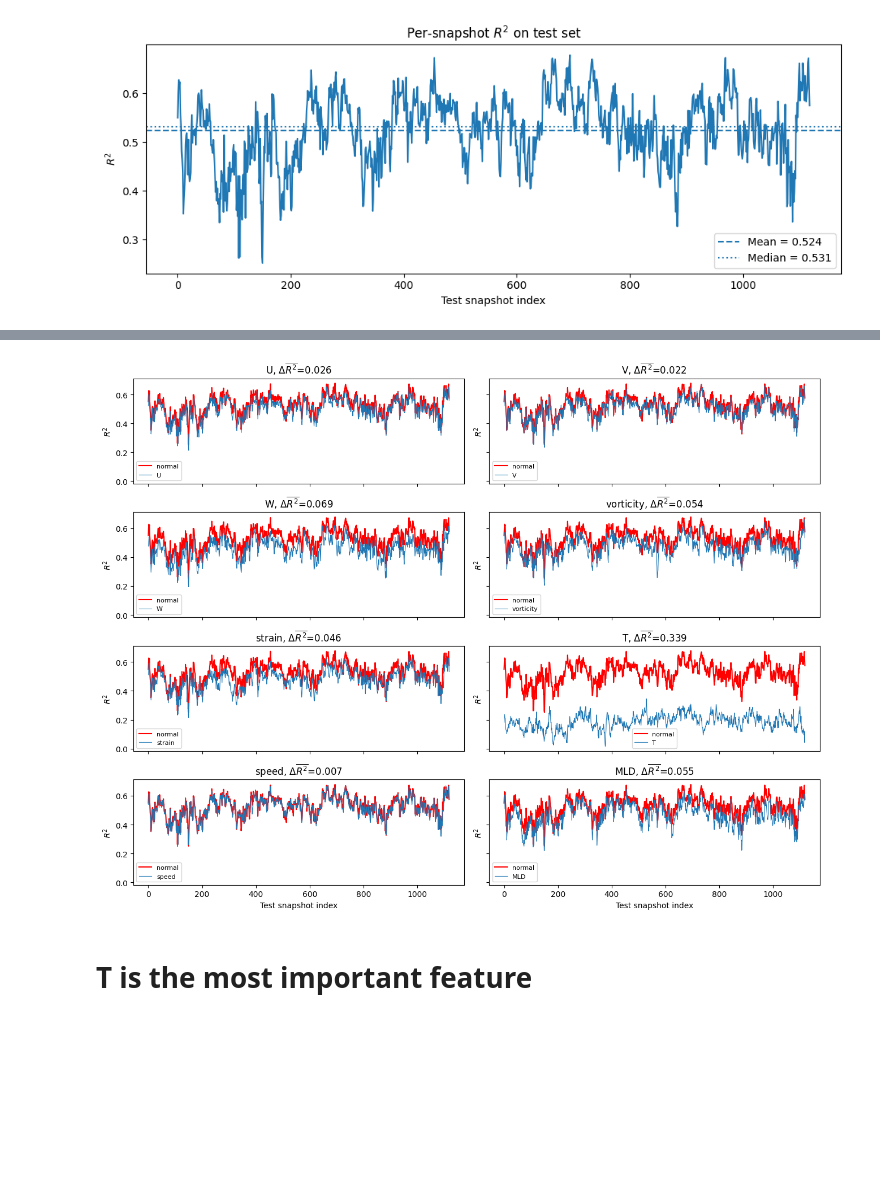
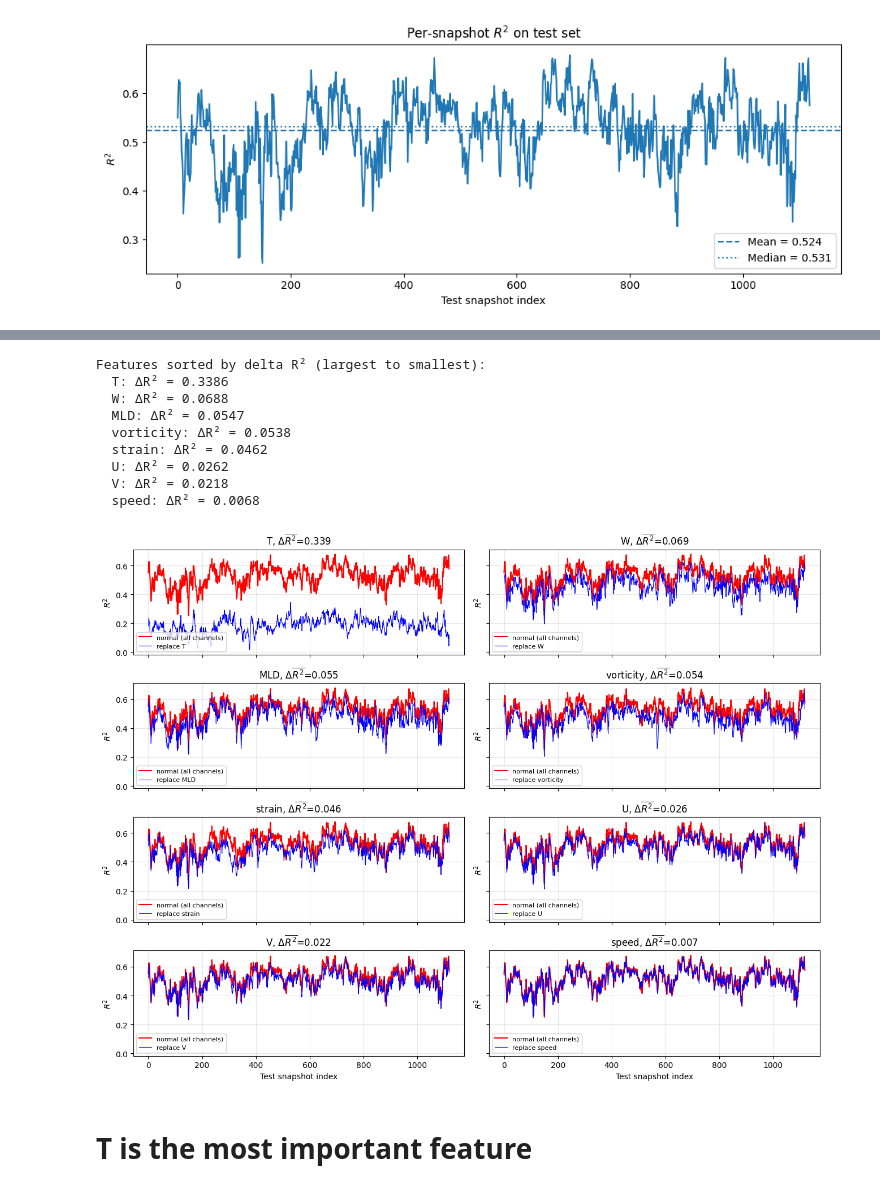
Before and after one commit to zjcxiaobai/submeso_data_driven, a Jupyter notebook: src/post_analysis/04_explanability/explainability_test.ipynb, the cells around one changed output, grey strips where cells are left out. Saved outputs shown, nothing was run; the diff lists cells and outputs as text; code cells hidden in the pictures; blank space fills up the shorter version.

```diff
--- a/src/post_analysis/04_explanability/explainability_test.ipynb
+++ b/src/post_analysis/04_explanability/explainability_test.ipynb
@@ -190,42 +184,84 @@ for c in range(8):
 # %%
+import numpy as np
+import matplotlib.pyplot as plt
+
+# Create figure with subplots
 fig, axes = plt.subplots(4, 2, figsize=(13, 10), sharex=True, sharey=True)
 axes = axes.ravel()
 
 # -----------------------------
-# load R2 files
+# Load R2 files
 # -----------------------------
 r2_normal = np.load("test_snapshot_r2_normal.npy")
 
 channel_names = [
     "U", "V", "W", "vorticity",
     "strain", "T", "speed", "MLD"
 ]
 
+# Load replacement R2 files for each channel
 r2_replace = []
 for c in range(8):
     r2_c = np.load(f"test_snapshot_r2_replace_ch{c}.npy")
     r2_replace.append(r2_c)
 
-for c, ax in enumerate(axes):
-    ax.plot(r2_normal, color="red", linewidth=1.5, label="normal")
-    ax.plot(r2_replace[c], linewidth=0.8, label=f"{channel_names[c]}")
+# -----------------------------
+# Compute delta R2 for each channel
+# -----------------------------
+deltas = []
+for c in range(8):
+    delta = np.nanmean(r2_normal) - np.nanmean(r2_replace[c])
+    deltas.append((delta, c, channel_names[c]))
 
-    delta = np.nanmean(r2_normal) - np.nanmean(r2_replace[c])
+# Sort by delta R2 (largest to smallest)
+deltas.sort(key=lambda x: x[0], reverse=True)
 
+# Optional: Print sorted order for verification
+print("Features sorted by delta R² (largest to smallest):")
+for delta, c, name in deltas:
+    print(f"  {name}: ΔR² = {delta:.4f}")
+
+# -----------------------------
+# Plot sorted features
+# -----------------------------
+for idx, (delta, c, name) in enumerate(deltas):
+    ax = axes[idx]
+
+    # Plot normal R2 (red line)
+    ax.plot(r2_normal, color="red", linewidth=1.5, label="normal (all channels)")
+
+    # Plot replacement R2 for this channel
+    ax.plot(r2_replace[c], color="blue", linewidth=0.8, label=f"replace {name}")
+
+    # Set title with delta R2
     ax.set_title(
-        f"{channel_names[c]}, "
-        + rf"$\Delta \overline{{R^2}}$={delta:.3f}"
+        f"{name}, " + rf"$\Delta \overline{{R^2}}$={delta:.3f}"
     )
     ax.set_ylabel(r"$R^2$")
-    ax.legend(fontsize=8)
 
+    # Legend placed at lower left corner
+    ax.legend(fontsize=8, loc='lower left')
+    ax.grid(True, alpha=0.3)
+
+# Set x labels for bottom row only
 axes[-1].set_xlabel("Test snapshot index")
 axes[-2].set_xlabel("Test snapshot index")
 
+# Adjust layout and display
 plt.tight_layout()
+plt.savefig("r2_comparison_sorted.png", dpi=300, bbox_inches="tight")
 plt.show()
 # %% [output]
+Features sorted by delta R² (largest to smallest):
+  T: ΔR² = 0.3386
+  W: ΔR² = 0.0688
+  MLD: ΔR² = 0.0547
+  vorticity: ΔR² = 0.0538
+  strain: ΔR² = 0.0462
+  U: ΔR² = 0.0262
+  V: ΔR² = 0.0218
+  speed: ΔR² = 0.0068
-[figure, old version]
+[figure, new version]
 # %% [markdown]
 # T is the most important feature
 # %%
```
Also changed, not shown: parts of 1 cell of this notebook, 4 other files.
